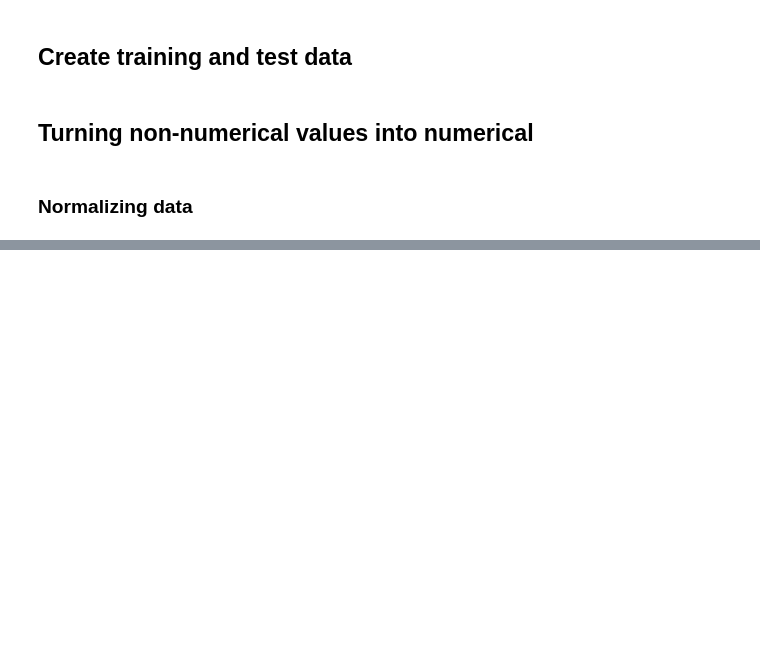
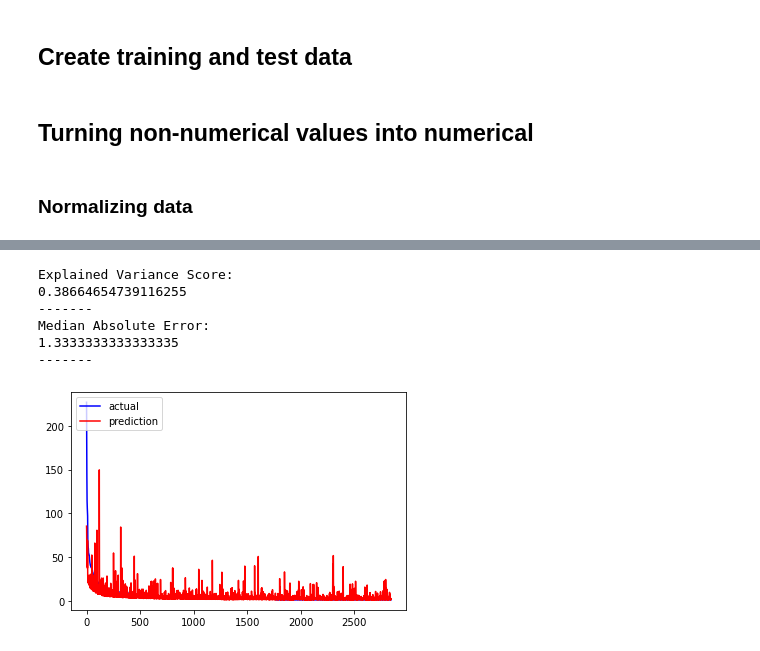
Before and after one commit to beatrizfrocha/SA2021, a Jupyter notebook: TP2/Incidents_prediction_model.ipynb, the cells around one changed output, grey strips where cells are left out. Cells and saved outputs as stored; diff of their text form; code cells hidden in the pictures; blank space fills up the shorter version.

```diff
--- a/TP2/Incidents_prediction_model.ipynb
+++ b/TP2/Incidents_prediction_model.ipynb
@@ -456,0 +388,10 @@ knn_classifier(d5)
+# %%
+knn3 = knn_regressor(d3)
+# %% [output]
+Explained Variance Score:
+0.38664654739116255
+-------
+Median Absolute Error:
+1.3333333333333335
+-------
+[figure, added]
```
Also changed, not shown: parts of 26 cells of this notebook.
